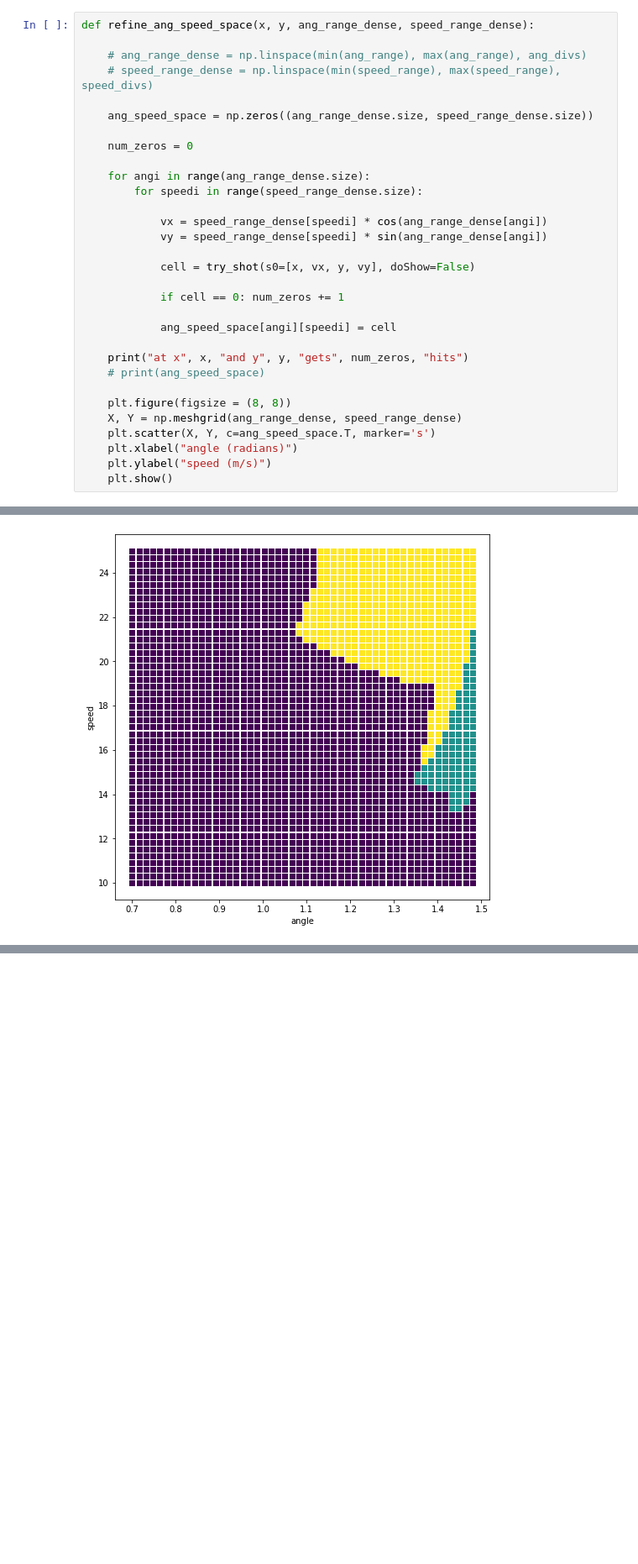
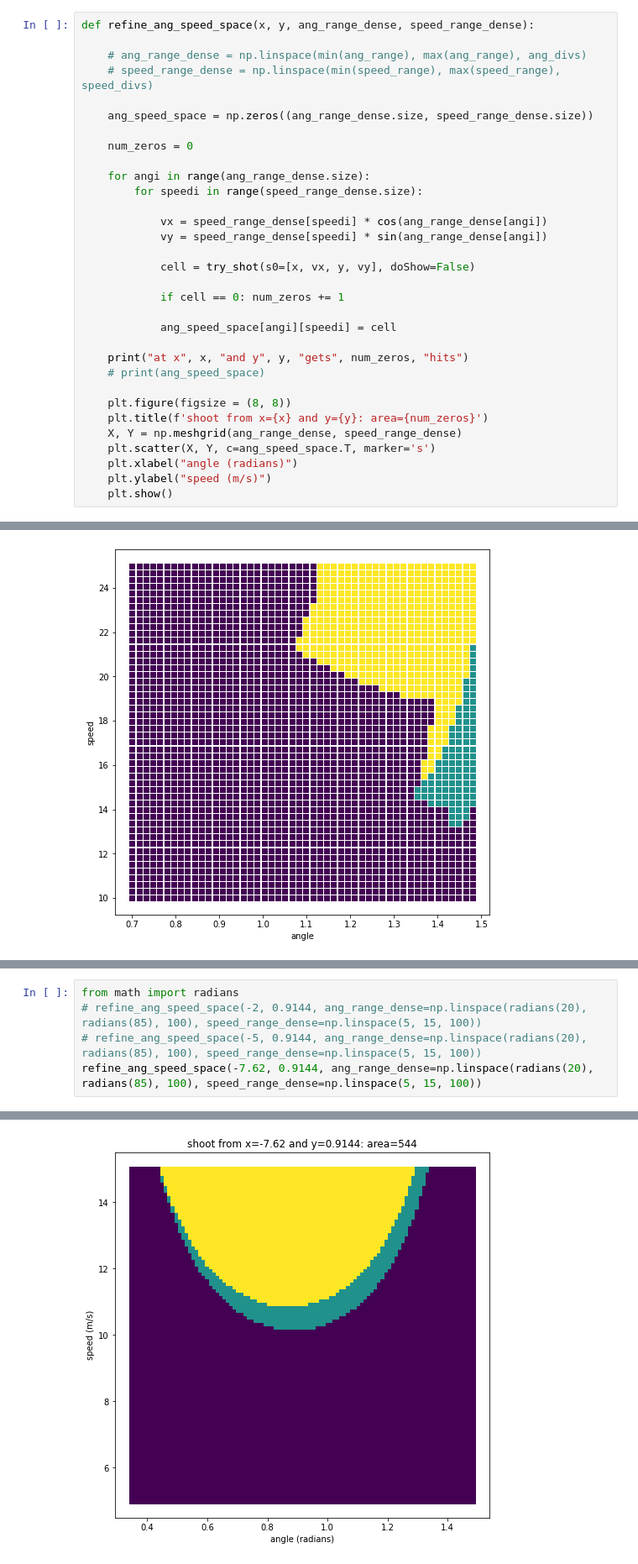
Before and after one commit to qwertpas/shotPlanner2022, a Jupyter notebook: simulate_shot_drag.ipynb, the cells around one changed output, grey strips where cells are left out. Shown at 84% size. Saved outputs shown, nothing was run; the diff lists cells and outputs as text; blank space fills up the shorter version.

```diff
--- a/simulate_shot_drag.ipynb
+++ b/simulate_shot_drag.ipynb
@@ -213,6 +197,7 @@ def refine_ang_speed_space(x, y, ang_range_dense, speed_range_dense):
     # print(ang_speed_space)
 
     plt.figure(figsize = (8, 8))
+    plt.title(f'shoot from x={x} and y={y}: area={num_zeros}')
     X, Y = np.meshgrid(ang_range_dense, speed_range_dense)
     plt.scatter(X, Y, c=ang_speed_space.T, marker='s')
     plt.xlabel("angle (radians)")
@@ -239,0 +217,6 @@ at x -2 and y 1.22 gets 206 hits
+# %%
+from math import radians
+# refine_ang_speed_space(-2, 0.9144, ang_range_dense=np.linspace(radians(20), radians(85), 100), speed_range_dense=np.linspace(5, 15, 100))
+# refine_ang_speed_space(-5, 0.9144, ang_range_dense=np.linspace(radians(20), radians(85), 100), speed_range_dense=np.linspace(5, 15, 100))
+refine_ang_speed_space(-7.62, 0.9144, ang_range_dense=np.linspace(radians(20), radians(85), 100), speed_range_dense=np.linspace(5, 15, 100))
+# %% [output]
@@ -240 +224,2 @@ at x -2 and y 1.22 gets 206 hits
+[figure, added]
 # %%
```
Also changed, not shown: parts of 7 cells of this notebook, 1 other file.
